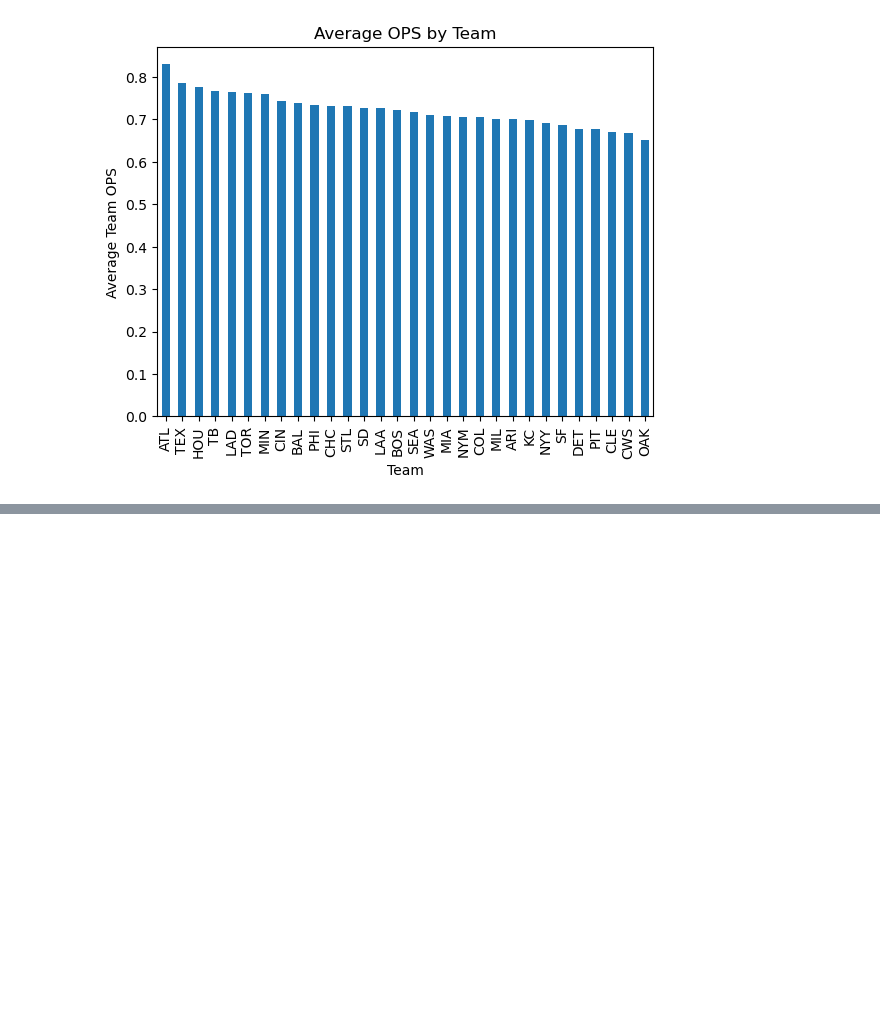
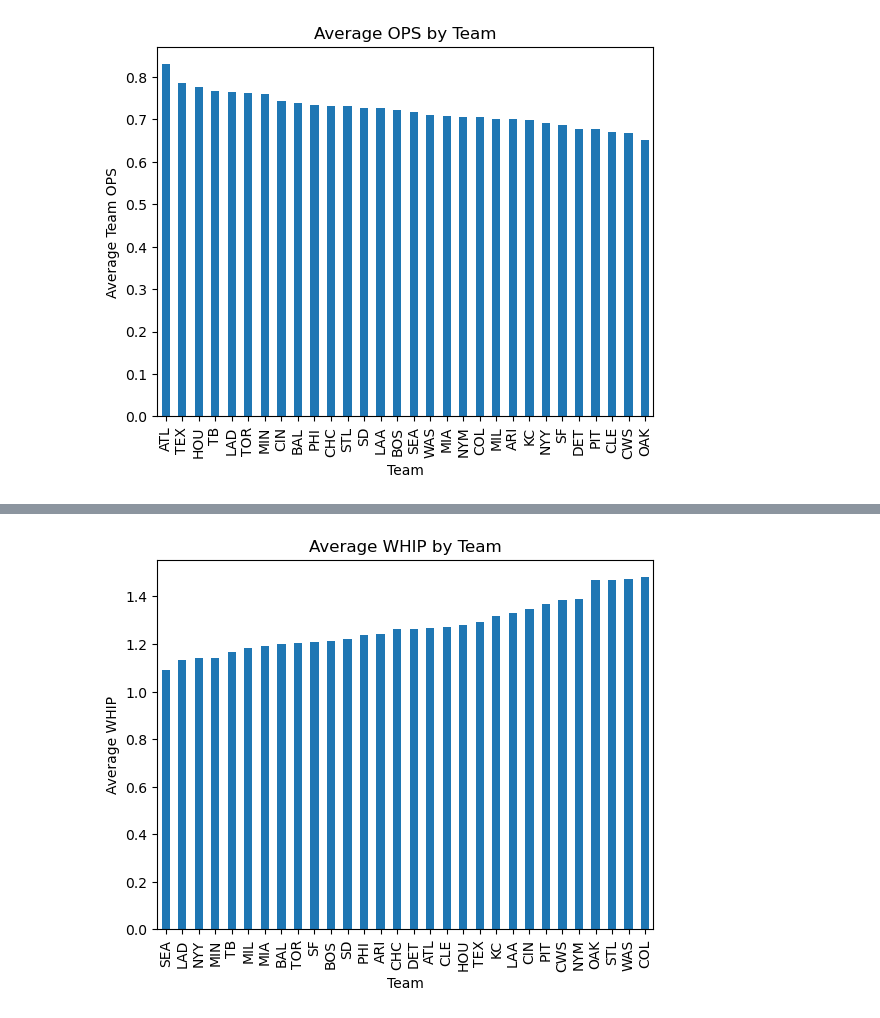
Before and after one commit to asalinas10/2023_MLB_Season, a Jupyter notebook: baseballscript.ipynb, the cells around one changed output, grey strips where cells are left out. Saved outputs shown, nothing was run; the diff lists cells and outputs as text; code cells hidden in the pictures; blank space fills up the shorter version.

```diff
--- a/baseballscript.ipynb
+++ b/baseballscript.ipynb
@@ -194,0 +274,9 @@ plt.show()
+# %%
+whip_chart = sorted_whip.plot(kind = 'bar',
+                         xlabel = 'Team',
+                         ylabel = 'Average WHIP',
+                         title = 'Average WHIP by Team')
+
+plt.show()
+# %% [output]
+[figure, added]
```
Also changed, not shown: parts of 5 cells of this notebook.
